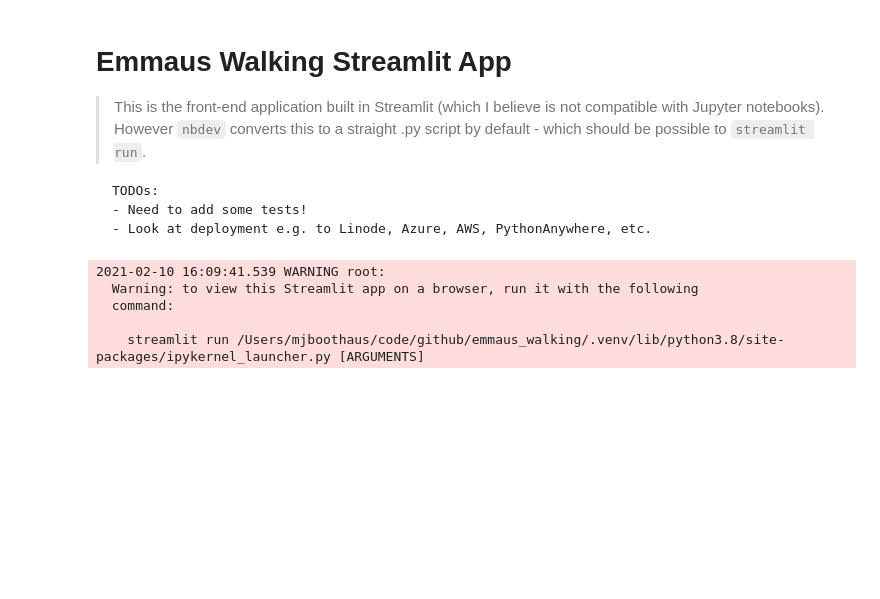
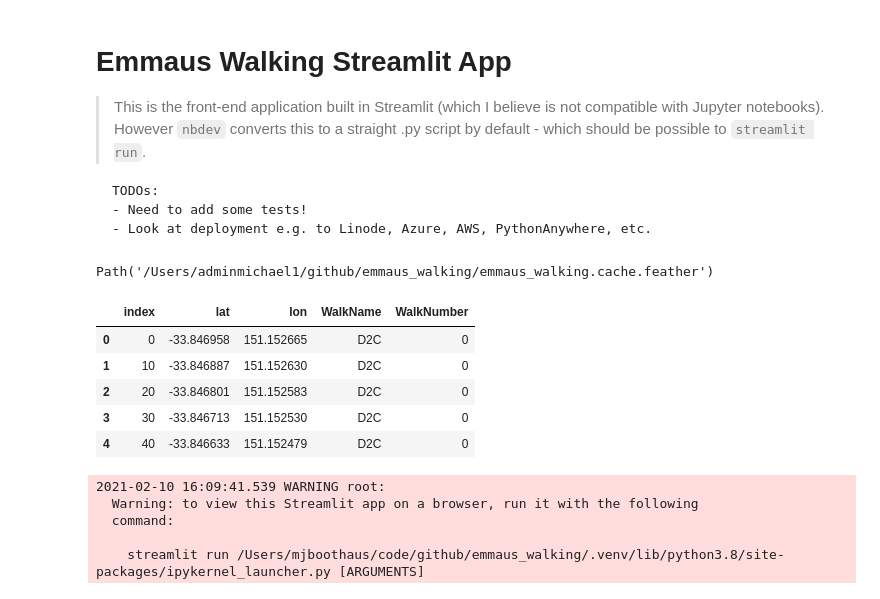
Before and after one commit to Mjboothaus/emmaus_walking, a Jupyter notebook: nbs/88_app.ipynb, the cells around one changed output. Saved outputs shown, nothing was run; the diff lists cells and outputs as text; code cells hidden in the pictures; blank space fills up the shorter version.

Commit message:
Progress commit - restructured to allow for creation of SQLite DB and cached data in feather file

```diff
--- a/nbs/88_app.ipynb
+++ b/nbs/88_app.ipynb
@@ -41,6 +44,8 @@ DATA_INFO = 'Health Fit / Apple Watch (Author)'
 AUTHOR_INFO = 'AUTHOR: [Michael J. Booth](https://about.me/mjboothaus)'
 APP_NAME = 'Emmaus Walking Mapping App'
 
+CACHED_WALK_DATA = '/Users/adminmichael1/github/emmaus_walking/emmaus_walking.cache.feather'
+
 st.set_page_config(page_title=APP_NAME)
 # %%
 #export
@@ -100,6 +105,31 @@ def app_sidebar(APP_NAME):
     sb.linecolour = st.sidebar.radio('Line colour:', ['yellow', 'blue'], 0)
 
     return sb
+# %%
+#export
+
+#@st.cache
+def load_cached_walking_data():
+    try:
+        all_walks_df = pd.read_feather(CACHED_WALK_DATA)   # load cached (downsampled) data
+    except Exception as e:
+        print(e)
+    return all_walks_df
+# %%
+Path(CACHED_WALK_DATA)
+# %% [output]
+Path('/Users/adminmichael1/github/emmaus_walking/emmaus_walking.cache.feather')
+# %%
+tmp_df = load_cached_walking_data()
+# %%
+tmp_df.head() #emmaus_walkin
+# %% [output]
+|  | index | lat | lon | WalkName | WalkNumber |
+| 0 | 0 | -33.846958 | 151.152665 | D2C | 0 |
+| 1 | 10 | -33.846887 | 151.152630 | D2C | 0 |
+| 2 | 20 | -33.846801 | 151.152583 | D2C | 0 |
+| 3 | 30 | -33.846713 | 151.152530 | D2C | 0 |
+| 4 | 40 | -33.846633 | 151.152479 | D2C | 0 |
 # %%
 #export
 
```
Also changed, not shown: parts of 3 cells of this notebook, 6 other files.
